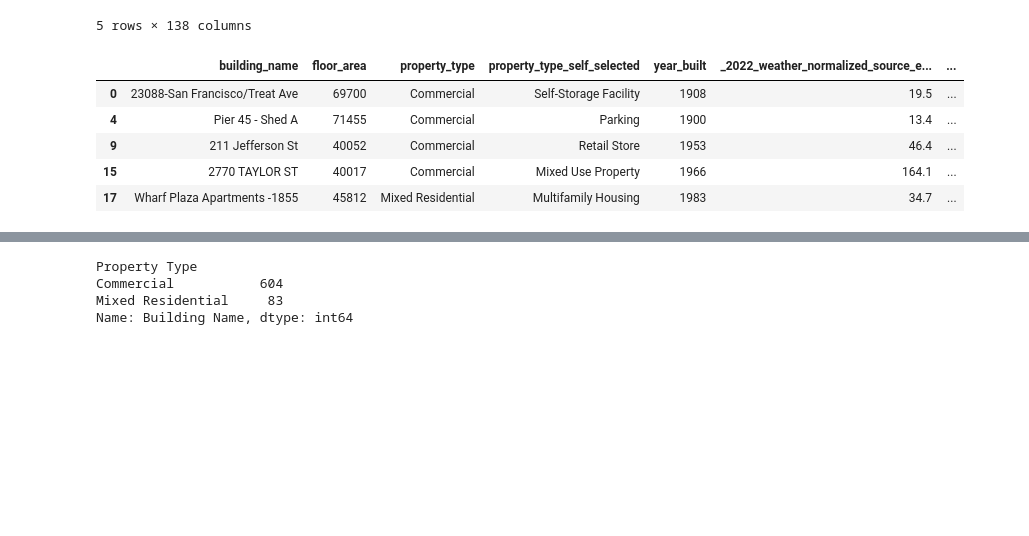
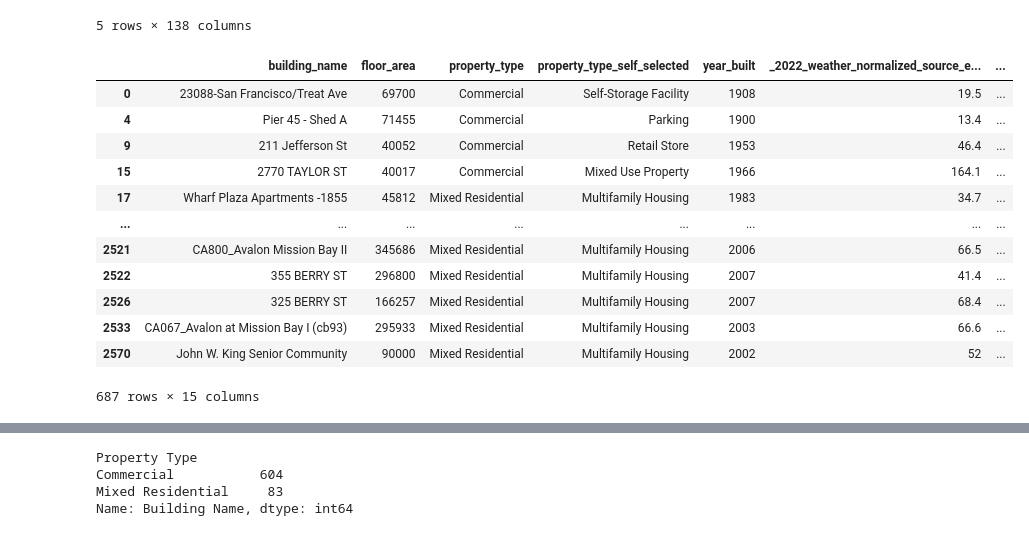
Before and after one commit to zohairnz/project-1, a Jupyter notebook: Project_1.ipynb, the cells around one changed output, grey strips where cells are left out. Drawn from its saved outputs; the diff is of its cells as text; code cells hidden in the pictures; blank space fills up the shorter version.

```diff
--- a/Project_1.ipynb
+++ b/Project_1.ipynb
@@ -33,25 +33,32 @@ WARNING:root:Requests made without an app_token will be subject to strict thrott
 # %%
 # Clean up data by only keeping the specific rows we want for our data analysis
 # Drop all rows with NaN or Not Available or 0
 # Lump all commercial buildings into one type
 clean_results_df = results_df.loc[:,['building_name', 'floor_area', 'property_type', 'property_type_self_selected','year_built', '_2022_weather_normalized_source_eui_kbtu_ft2_',
                                     '_2022_total_ghg_emissions_intensity_kgco2e_ft2_', '_2021_weather_normalized_source_eui_kbtu_ft2_',
                                     '_2021_total_ghg_emissions_intensity_kgco2e_ft2_', '_2020_weather_normalized_source_eui_kbtu_ft2_',
                                     '_2020_total_ghg_emissions_intensity_kgco2e_ft2_', 'a_2019_weather_normalized_source_eui_kbtu_ft2_',
                                     '_2019_total_ghg_emissions_intensity_kgco2e_ft2_', '_2018_weather_normalized_source_eui_kbtu_ft2_',
                                     '_2018_total_ghg_emissions_intensity_kgco2e_ft2_']]
 results_na = clean_results_df.replace("Not Available", np.nan)
 results_na = clean_results_df.replace("0", np.nan)
 clean_results_df = results_na.dropna()
 clean_results_df = clean_results_df.replace("Commercial - Port Facility", "Commercial")
-clean_results_df.head()
+clean_results_df
 # %% [output]
 |  | building_name | floor_area | property_type | property_type_self_selected | year_built | _2022_weather_normalized_source_e... | ... |
 | 0 | 23088-San Francisco/Treat Ave | 69700 | Commercial | Self-Storage Facility | 1908 | 19.5 | ... |
 | 4 | Pier 45 - Shed A | 71455 | Commercial | Parking | 1900 | 13.4 | ... |
 | 9 | 211 Jefferson St | 40052 | Commercial | Retail Store | 1953 | 46.4 | ... |
 | 15 | 2770 TAYLOR ST | 40017 | Commercial | Mixed Use Property | 1966 | 164.1 | ... |
 | 17 | Wharf Plaza Apartments -1855 | 45812 | Mixed Residential | Multifamily Housing | 1983 | 34.7 | ... |
+| ... | ... | ... | ... | ... | ... | ... | ... |
+| 2521 | CA800_Avalon Mission Bay II | 345686 | Mixed Residential | Multifamily Housing | 2006 | 66.5 | ... |
+| 2522 | 355 BERRY ST | 296800 | Mixed Residential | Multifamily Housing | 2007 | 41.4 | ... |
+| 2526 | 325 BERRY ST | 166257 | Mixed Residential | Multifamily Housing | 2007 | 68.4 | ... |
+| 2533 | CA067_Avalon at Mission Bay I (cb93) | 295933 | Mixed Residential | Multifamily Housing | 2003 | 66.6 | ... |
+| 2570 | John W. King Senior Community | 90000 | Mixed Residential | Multifamily Housing | 2002 | 52 | ... |
+687 rows × 15 columns
 # %%
 # Rename the columns in the data frame to make it easier to read
 
```
Also changed, not shown: parts of 16 cells of this notebook.
